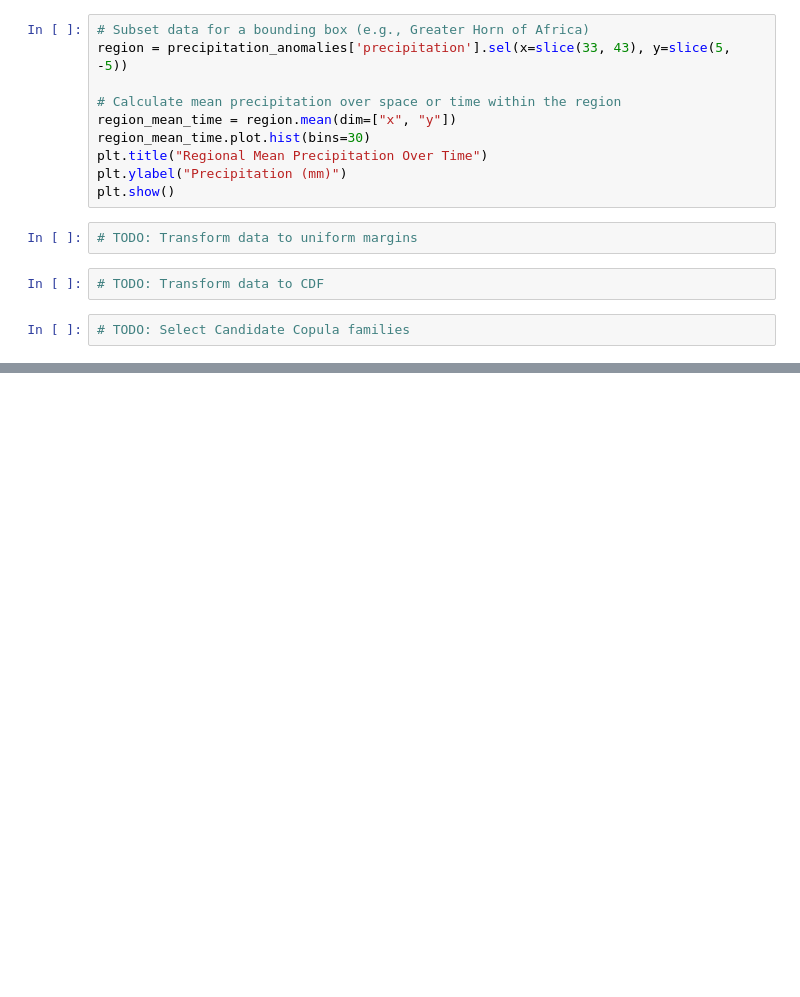
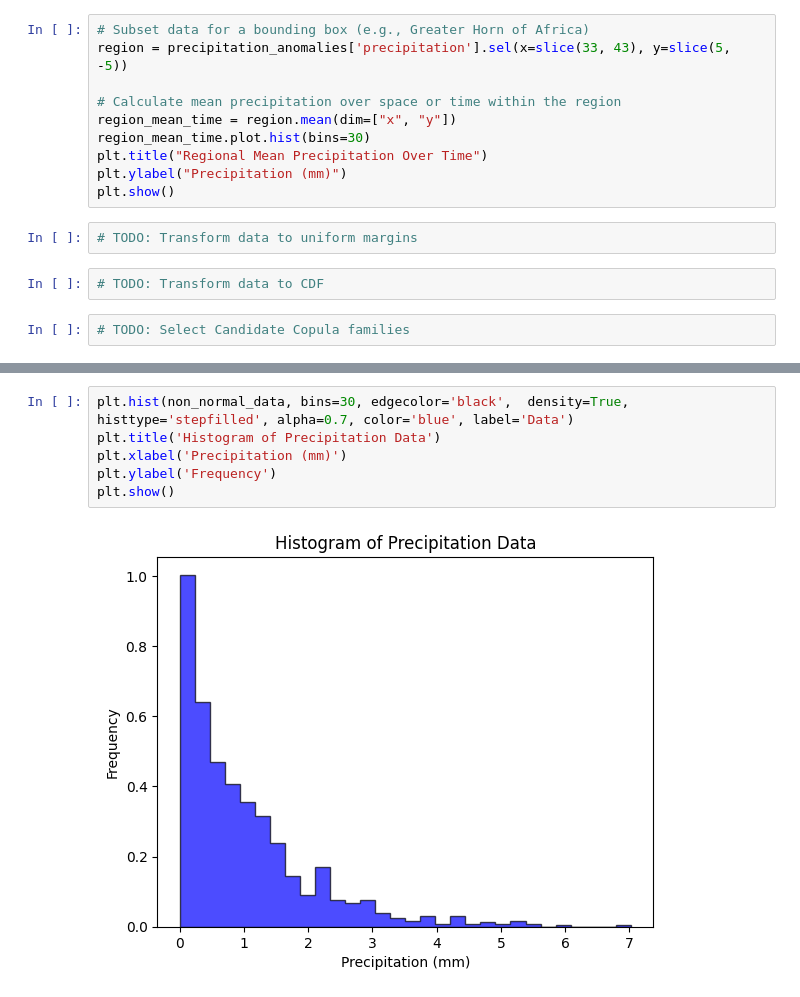
Before and after one commit to linibensonjr/drought-detection-gha, a Jupyter notebook: codebase/precipitation_processing.ipynb, the cells around one changed output, grey strips where cells are left out. Saved outputs shown, nothing was run; the diff lists cells and outputs as text; blank space fills up the shorter version.

```diff
--- a/codebase/precipitation_processing.ipynb
+++ b/codebase/precipitation_processing.ipynb
@@ -426,0 +508,8 @@ plt.show()
+# %%
+plt.hist(non_normal_data, bins=30, edgecolor='black',  density=True, histtype='stepfilled', alpha=0.7, color='blue', label='Data')
+plt.title('Histogram of Precipitation Data')
+plt.xlabel('Precipitation (mm)')
+plt.ylabel('Frequency')
+plt.show()
+# %% [output]
+[figure, added]
```
Also changed, not shown: parts of 9 cells of this notebook.
